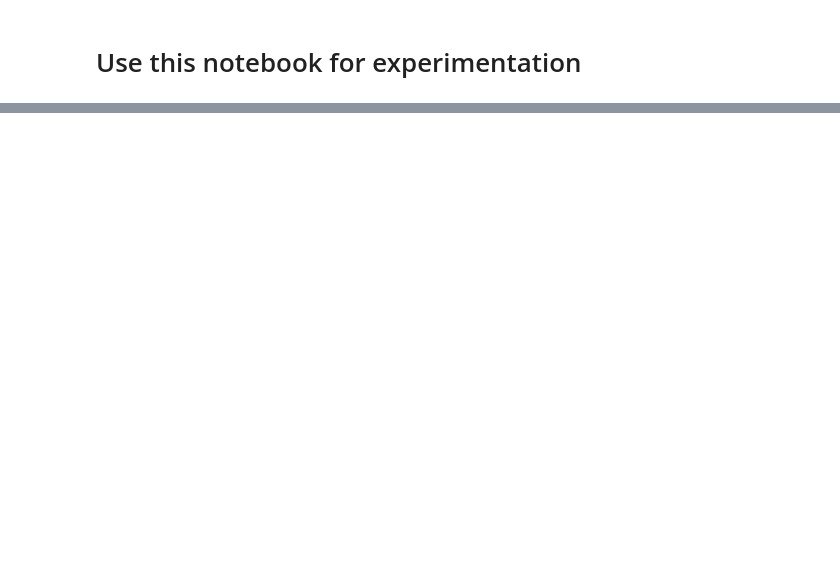
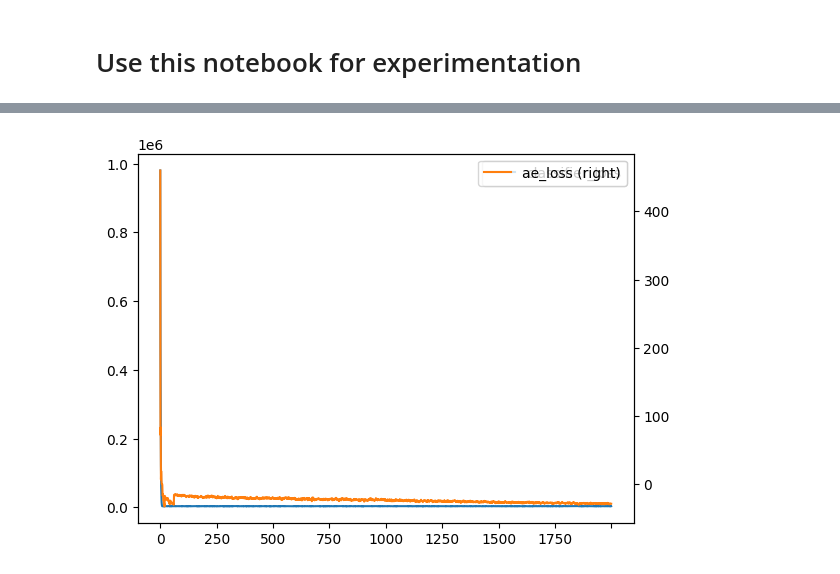
Before and after one commit to TychonBos/RTDM, a Jupyter notebook: experiments.ipynb, the cells around one changed output, grey strips where cells are left out. Drawn from its saved outputs; the diff is of its cells as text; code cells hidden in the pictures; blank space fills up the shorter version.

```diff
--- a/experiments.ipynb
+++ b/experiments.ipynb
@@ -58,4 +70,9 @@ for (adv_img, rec, label, pred, adv_pred) in zip(adv_imgs, reconstructed, labels
 # %%
 # Plot training progress
 history = json.load(open("history.json", mode="r"))
-pd.DataFrame.from_dict(history, orient="index").plot();
+history = pd.DataFrame.from_dict(history, orient="index")
+history["classifier_loss"].plot();
+history["ae_loss"].plot(secondary_y=True);
+plt.legend();
+# %% [output]
+[figure, added]
```
Also changed, not shown: parts of 3 cells of this notebook, 4 other files.
